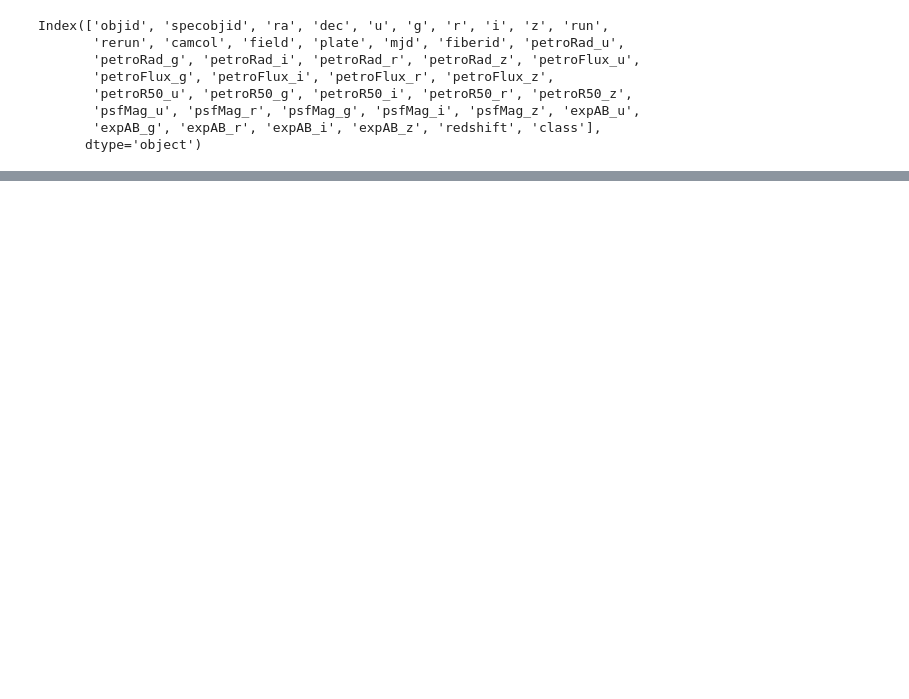
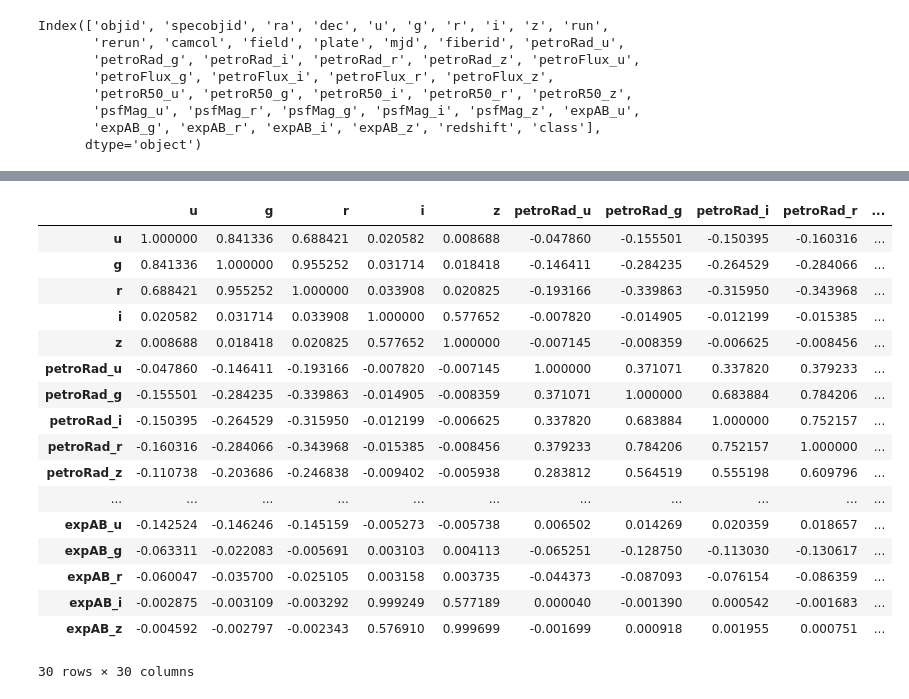
Before and after one commit to OmeedLodin/stellar-classification, a Jupyter notebook: notebooks/01_data_exploration.ipynb, the cells around one changed output, grey strips where cells are left out. Drawn from its saved outputs; the diff is of its cells as text; code cells hidden in the pictures; blank space fills up the shorter version.

```diff
--- a/notebooks/01_data_exploration.ipynb
+++ b/notebooks/01_data_exploration.ipynb
@@ -87,0 +171,23 @@ The remaining photometric, structural, and spectroscopic features will be retain
+# %%
+corr_matrix = df.corr(numeric_only=True)
+
+corr_matrix
+# %% [output]
+|  | u | g | r | i | z | petroRad_u | petroRad_g | petroRad_i | petroRad_r | ... |
+| u | 1.000000 | 0.841336 | 0.688421 | 0.020582 | 0.008688 | -0.047860 | -0.155501 | -0.150395 | -0.160316 | ... |
+| g | 0.841336 | 1.000000 | 0.955252 | 0.031714 | 0.018418 | -0.146411 | -0.284235 | -0.264529 | -0.284066 | ... |
+| r | 0.688421 | 0.955252 | 1.000000 | 0.033908 | 0.020825 | -0.193166 | -0.339863 | -0.315950 | -0.343968 | ... |
+| i | 0.020582 | 0.031714 | 0.033908 | 1.000000 | 0.577652 | -0.007820 | -0.014905 | -0.012199 | -0.015385 | ... |
+| z | 0.008688 | 0.018418 | 0.020825 | 0.577652 | 1.000000 | -0.007145 | -0.008359 | -0.006625 | -0.008456 | ... |
+| petroRad_u | -0.047860 | -0.146411 | -0.193166 | -0.007820 | -0.007145 | 1.000000 | 0.371071 | 0.337820 | 0.379233 | ... |
+| petroRad_g | -0.155501 | -0.284235 | -0.339863 | -0.014905 | -0.008359 | 0.371071 | 1.000000 | 0.683884 | 0.784206 | ... |
+| petroRad_i | -0.150395 | -0.264529 | -0.315950 | -0.012199 | -0.006625 | 0.337820 | 0.683884 | 1.000000 | 0.752157 | ... |
+| petroRad_r | -0.160316 | -0.284066 | -0.343968 | -0.015385 | -0.008456 | 0.379233 | 0.784206 | 0.752157 | 1.000000 | ... |
+| petroRad_z | -0.110738 | -0.203686 | -0.246838 | -0.009402 | -0.005938 | 0.283812 | 0.564519 | 0.555198 | 0.609796 | ... |
+| ... | ... | ... | ... | ... | ... | ... | ... | ... | ... | ... |
+| expAB_u | -0.142524 | -0.146246 | -0.145159 | -0.005273 | -0.005738 | 0.006502 | 0.014269 | 0.020359 | 0.018657 | ... |
+| expAB_g | -0.063311 | -0.022083 | -0.005691 | 0.003103 | 0.004113 | -0.065251 | -0.128750 | -0.113030 | -0.130617 | ... |
+| expAB_r | -0.060047 | -0.035700 | -0.025105 | 0.003158 | 0.003735 | -0.044373 | -0.087093 | -0.076154 | -0.086359 | ... |
+| expAB_i | -0.002875 | -0.003109 | -0.003292 | 0.999249 | 0.577189 | 0.000040 | -0.001390 | 0.000542 | -0.001683 | ... |
+| expAB_z | -0.004592 | -0.002797 | -0.002343 | 0.576910 | 0.999699 | -0.001699 | 0.000918 | 0.001955 | 0.000751 | ... |
+30 rows × 30 columns
```
Also changed, not shown: parts of 20 cells of this notebook, 5 other files.
